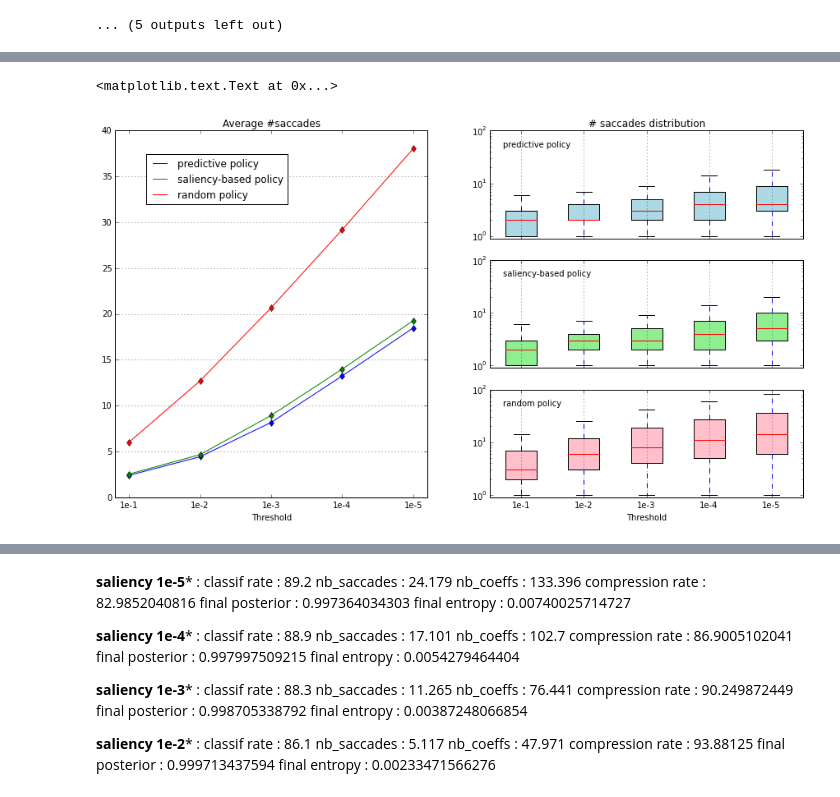
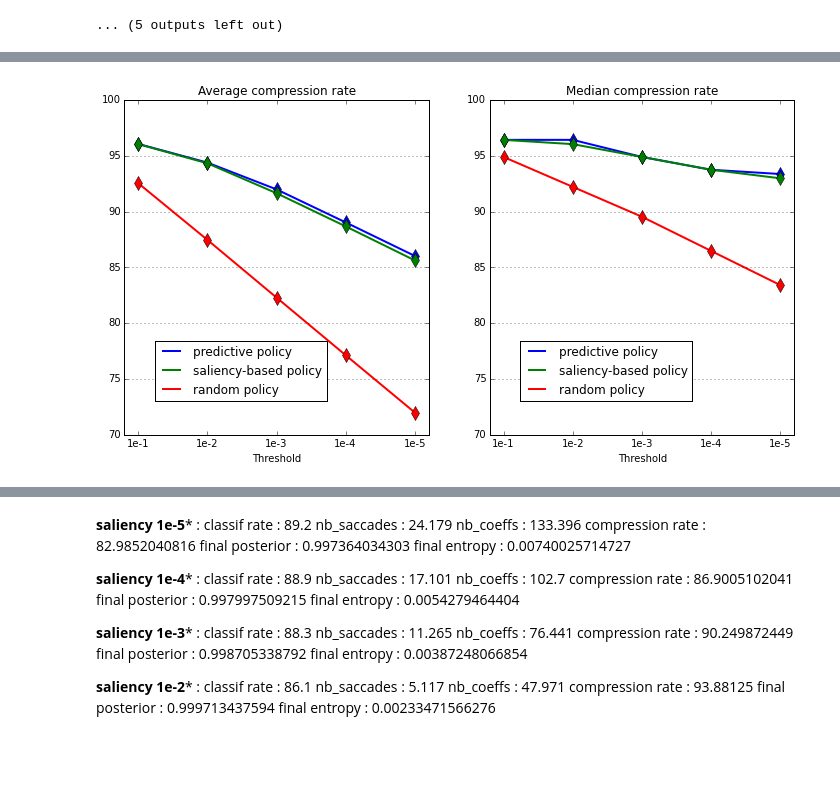
Before and after one commit to gdbmanu/ProjS8-git, a Jupyter notebook: mnist-waveimage-tests.ipynb, the cells around one changed output, grey strips where cells are left out. Drawn from its saved outputs; the diff is of its cells as text; code cells hidden in the pictures; blank space fills up the shorter version.

```diff
--- a/mnist-waveimage-tests.ipynb
+++ b/mnist-waveimage-tests.ipynb
@@ -1375,16 +1376,17 @@ final entropy : nan
 [figure]
 ... (5 outputs left out)
 # %%
-f = plt.figure(figsize = (6, 8))
+f = plt.figure(figsize = (6, 6))
 liste_col = ['b', 'g', 'r']
 for i, POL in enumerate(('predictive', 'saliency-based', 'random')):
-    plt.plot(np.arange(5), mem_classif_rate[POL], liste_col[i], label = POL + ' policy')
-    plt.plot(np.arange(5), mem_classif_rate[POL], liste_col[i]+'d')
-plt.plot([-.1,4.1], [mem_classif_rate['full'][0]] * 2, 'r--', label = 'exhaustive scan')
+    plt.plot(np.arange(5), mem_classif_rate[POL], liste_col[i], label = POL + ' policy', lw=2)
+    plt.plot(np.arange(5), mem_classif_rate[POL], liste_col[i]+'d', ms = 10)
+plt.plot([-.1,4.1], [mem_classif_rate['full'][0]] * 2, 'r--', label = 'exhaustive scan', lw=2)
 plt.legend(loc = (.4,.1))
-plt.title('Classification rate')
-plt.xlabel('Threshold')
-plt.xticks(np.arange(5), ('1e-1', '1e-2', '1e-3', '1e-4', '1e-5'))
+plt.title('Classification rate', fontsize = 18)
+plt.xlabel('Threshold', fontsize = 14)
+plt.xticks(np.arange(5), ('1e-1', '1e-2', '1e-3', '1e-4', '1e-5'), fontsize = 14)
+plt.yticks(fontsize = 14)
 plt.xlim([-.2,4.2])
 plt.ylim([70, 95])
 f.gca().yaxis.grid(True)
@@ -1393,50 +1500,34 @@ f.gca().yaxis.grid(True)
 # %%
-plt.figure(figsize = (15, 8))
-liste_col = ['b', 'g', 'r']
+f = plt.figure(figsize = (12, 6))
 
 axe = plt.subplot(1,2,1)
+liste_col = ['b', 'g', 'r']
 for i, POL in enumerate(('predictive', 'saliency-based', 'random')):
-    plt.plot(np.arange(5), np.mean(np.array(mem_mem_saccades[POL]), 1), liste_col[i], label = POL + ' policy')
-    plt.plot(np.arange(5), np.mean(np.array(mem_mem_saccades[POL]), 1), liste_col[i]+'d')
-plt.legend(loc = (.1,.8))
-plt.title('Average #saccades')
+    plt.plot(np.arange(5), np.mean(np.array(mem_mem_compression_rate[POL]), 1), \
+             liste_col[i], label = POL + ' policy', lw = 2)
+    plt.plot(np.arange(5), np.mean(np.array(mem_mem_compression_rate[POL]), 1), \
+             liste_col[i]+'d', ms = 10)
+plt.legend(loc = (.1,.1))
+plt.title('Average compression rate')
 plt.xlabel('Threshold')
 plt.xticks(np.arange(5), ('1e-1', '1e-2', '1e-3', '1e-4', '1e-5'))
 plt.xlim([-.2,4.2])
+plt.ylim([70, 100])
 axe.yaxis.grid(True)
-#plt.ylim([70, 95])
 
-axe = plt.subplot(3,2,2)
-bplot = plt.boxplot(mem_mem_saccades['predictive'], 0,'', labels = ('1e-1', '1e-2', '1e-3', '1e-4', '1e-5'), patch_artist=True)
-for patch in bplot['boxes']:
-    patch.set_facecolor('lightblue')
-plt.title('# saccades distribution')
-plt.ylim((.9,100))
-axe.set_yscale('log')
-axe.xaxis.grid(True)
-plt.xticks(np.arange(1, 6), ['','','','',''])
-plt.text (.7, 50, 'predictive policy')
-
-axe = plt.subplot(3,2,4)
-bplot = plt.boxplot(mem_mem_saccades['saliency-based'], 0,'', labels = ('1e-1', '1e-2', '1e-3', '1e-4', '1e-5'), patch_artist=True)
-for patch in bplot['boxes']:
-    patch.set_facecolor('lightgreen')
-plt.ylim((.9,100))
-axe.set_yscale('log')
-axe.xaxis.grid(True)
-plt.xticks(np.arange(1, 6), ['','','','',''])
-plt.text (.7, 50, 'saliency-based policy')
-
-axe = plt.subplot(3,2,6)
-bplot = plt.boxplot(mem_mem_saccades['random'], 0,'', labels = ('1e-1', '1e-2', '1e-3', '1e-4', '1e-5'), patch_artist=True)
-for patch in bplot['boxes']:
-    patch.set_facecolor('pink')
+axe = plt.subplot(1,2,2)
+liste_col = ['b', 'g', 'r']
+for i, POL in enumerate(('predictive', 'saliency-based', 'random')):
+    plt.plot(np.arange(5), np.median(np.array(mem_mem_compression_rate[POL]), 1), \
+             liste_col[i], label = POL + ' policy', lw = 2)
+    plt.plot(np.arange(5), np.median(np.array(mem_mem_compression_rate[POL]), 1), \
+             liste_col[i]+'d', ms = 10)
+plt.legend(loc = (.1,.1))
+plt.title('Median compression rate')
 plt.xlabel('Threshold')
-plt.ylim((.9,100))
-axe.xaxis.grid(True)
-axe.set_yscale('log')
-#plt.xticks(np.arange(5), ('1e-1', '1e-2', '1e-3', '1e-4', '1e-5'))
-plt.text (.7, 50, 'random policy')
+plt.xticks(np.arange(5), ('1e-1', '1e-2', '1e-3', '1e-4', '1e-5'))
+plt.xlim([-.2,4.2])
+plt.ylim([70, 100])
+axe.yaxis.grid(True)
 # %% [output]
-<matplotlib.text.Text at 0x...>
-[figure, old version]
+[figure, new version]
```
Also changed, not shown: parts of 9 cells of this notebook, 2 other files.
